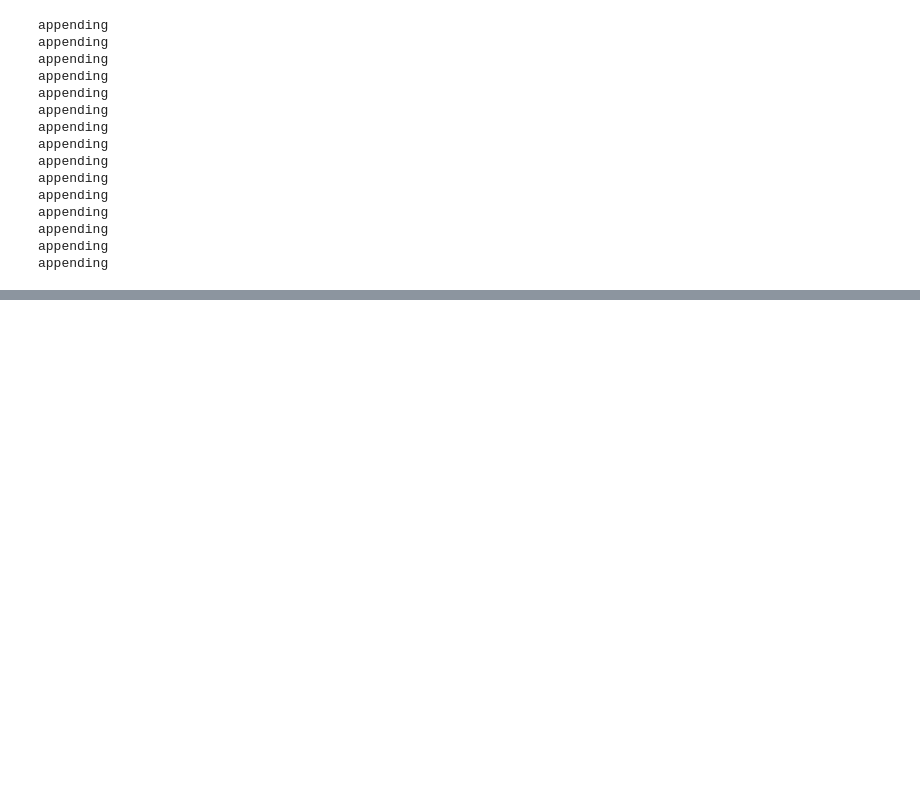
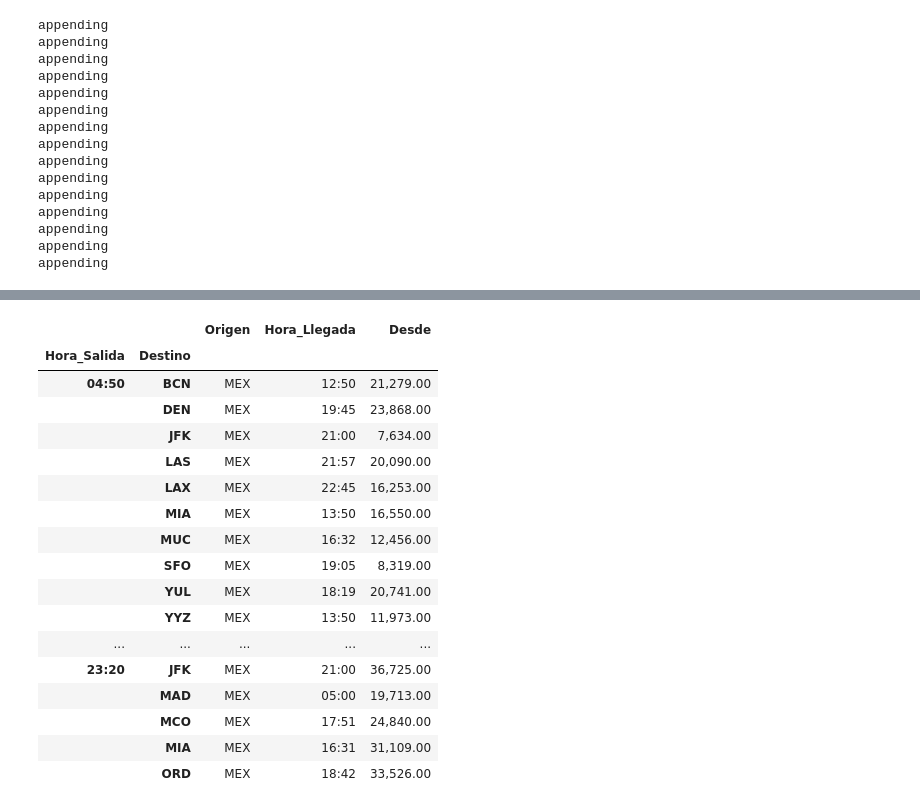
Before and after one commit to JanCastillo/AirAnalytics, a Jupyter notebook: Project_2 --AirAnalytics.ipynb, the cells around one changed output, grey strips where cells are left out. Drawn from its saved outputs; the diff is of its cells as text; code cells hidden in the pictures; blank space fills up the shorter version.

```diff
--- a/Project_2 --AirAnalytics.ipynb
+++ b/Project_2 --AirAnalytics.ipynb
@@ -237,0 +237,24 @@ df2 = pd.DataFrame({
+# %%
+grouped_df2 = df2.groupby(["Hora_Salida", "Destino"])
+avi_grouped = grouped_df2.max()
+# %%
+avi_grouped
+# %% [output]
+|  |  | Origen | Hora_Llegada | Desde |
+| Hora_Salida | Destino |  |  |  |
+| 04:50 | BCN | MEX | 12:50 | 21,279.00 |
+|  | DEN | MEX | 19:45 | 23,868.00 |
+|  | JFK | MEX | 21:00 | 7,634.00 |
+|  | LAS | MEX | 21:57 | 20,090.00 |
+|  | LAX | MEX | 22:45 | 16,253.00 |
+|  | MIA | MEX | 13:50 | 16,550.00 |
+|  | MUC | MEX | 16:32 | 12,456.00 |
+|  | SFO | MEX | 19:05 | 8,319.00 |
+|  | YUL | MEX | 18:19 | 20,741.00 |
+|  | YYZ | MEX | 13:50 | 11,973.00 |
+| ... | ... | ... | ... | ... |
+| 23:20 | JFK | MEX | 21:00 | 36,725.00 |
+|  | MAD | MEX | 05:00 | 19,713.00 |
+|  | MCO | MEX | 17:51 | 24,840.00 |
+|  | MIA | MEX | 16:31 | 31,109.00 |
+|  | ORD | MEX | 18:42 | 33,526.00 |
```
Also changed, not shown: parts of 6 cells of this notebook, 4 other files.
